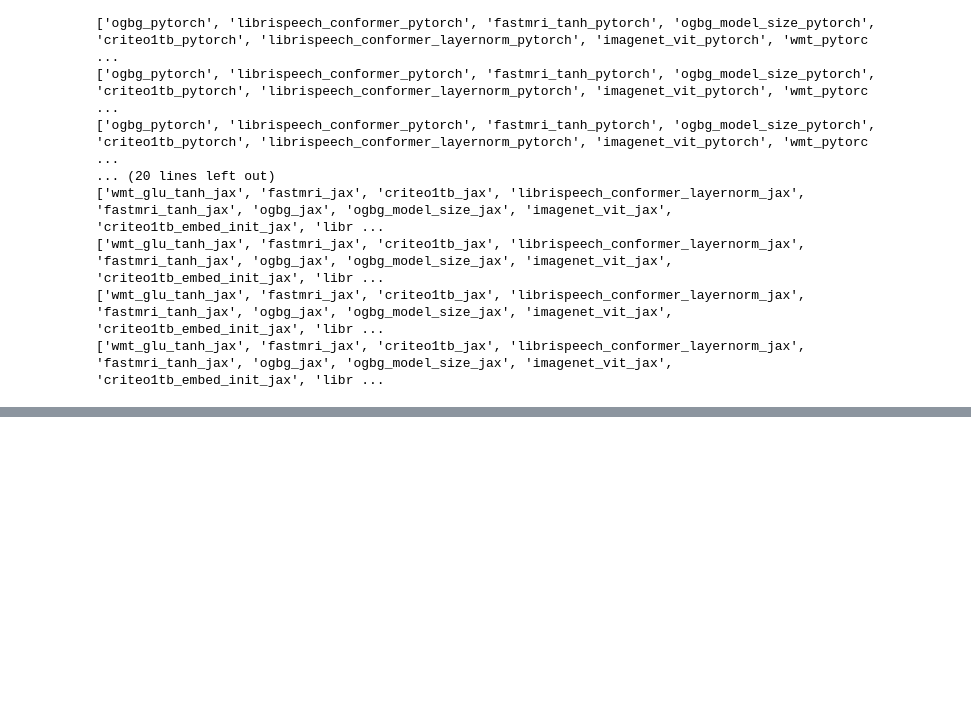
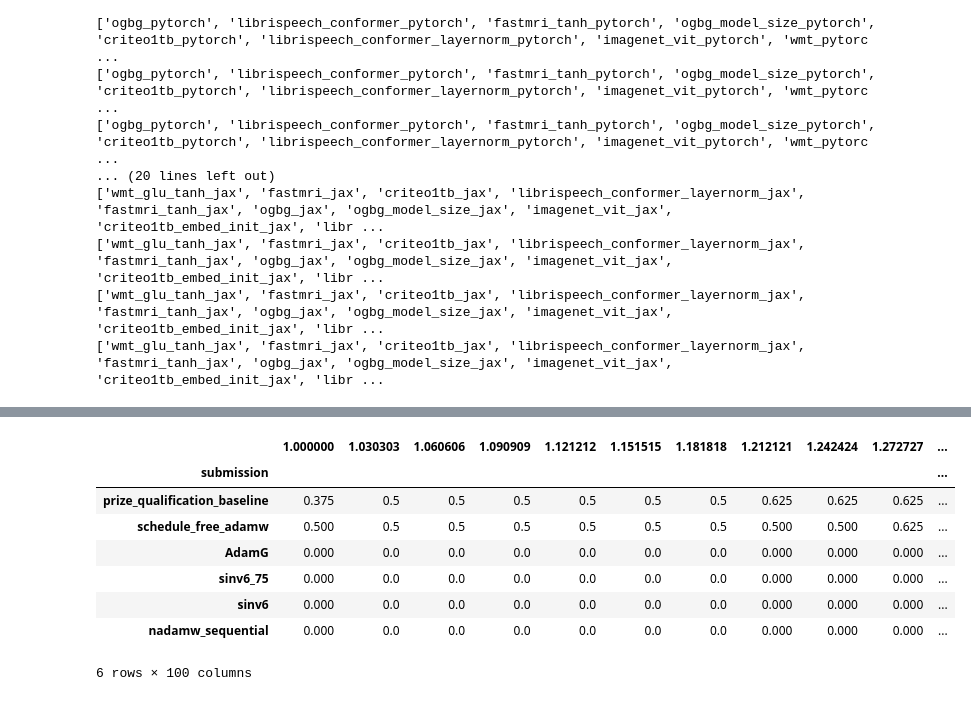
Before and after one commit to fsschneider/algorithmic-efficiency, a Jupyter notebook: scoring/plotting_performance_profiles.ipynb, the cells around one changed output, grey strips where cells are left out. Cells and saved outputs as stored; diff of their text form; code cells hidden in the pictures; blank space fills up the shorter version.

```diff
--- a/scoring/plotting_performance_profiles.ipynb
+++ b/scoring/plotting_performance_profiles.ipynb
@@ -13,6 +15,10 @@ import numpy as np
 SELF_TUING = True
 IGNORE_HELD_OUTS = False
 QUALIFICATION_SET = False
+STUDY_MODE = "individual"
+# STUDY_MODE = 0
+# STUDY_MODE = "all"
+# STUDY_MODE = None
 
 log_path = "../../submissions_algorithms_v0.5/logs/algoperf_scoring_v05/"
 if SELF_TUING:
@@ -43,8 +49,11 @@ Reading data for submission: schedule_free_adamw
 # Remove submission that we did not compute, but reused from the other ruleset:
 try:
   del full_results["prize_qualification_baseline_self"]
+  del full_results["prize_qualification_baseline_ext"]
   del full_results["schedule_free_adamw_self"]
-  full_results["schedule_free_adamw"] = full_results.pop("schedule_free_adamw_ext")
+  del full_results["schedule_free_adamw_ext"]
+  full_results["schedule_free_adamw"] = full_results.pop(
+      "schedule_free_adamw_ext")
 except KeyError:
   pass
 # %%
@@ -70,3 +119,15 @@ WARNING:absl:Expecting 14 workloads but found 12 workloads for sinv6.
+# %%
+performance_profile_df
+# %% [output]
+|  | 1.000000 | 1.030303 | 1.060606 | 1.090909 | 1.121212 | 1.151515 | 1.181818 | 1.212121 | 1.242424 | 1.272727 | ... |
+| submission |  |  |  |  |  |  |  |  |  |  | ... |
+| prize_qualification_baseline | 0.375 | 0.5 | 0.5 | 0.5 | 0.5 | 0.5 | 0.5 | 0.625 | 0.625 | 0.625 | ... |
+| schedule_free_adamw | 0.500 | 0.5 | 0.5 | 0.5 | 0.5 | 0.5 | 0.5 | 0.500 | 0.500 | 0.625 | ... |
+| AdamG | 0.000 | 0.0 | 0.0 | 0.0 | 0.0 | 0.0 | 0.0 | 0.000 | 0.000 | 0.000 | ... |
+| sinv6_75 | 0.000 | 0.0 | 0.0 | 0.0 | 0.0 | 0.0 | 0.0 | 0.000 | 0.000 | 0.000 | ... |
+| sinv6 | 0.000 | 0.0 | 0.0 | 0.0 | 0.0 | 0.0 | 0.0 | 0.000 | 0.000 | 0.000 | ... |
+| nadamw_sequential | 0.000 | 0.0 | 0.0 | 0.0 | 0.0 | 0.0 | 0.0 | 0.000 | 0.000 | 0.000 | ... |
+6 rows × 100 columns
 # %%
 with plt.rc_context(
     {**bundles.iclr2024(), **figsizes.iclr2024(height_to_width_ratio=1)}):
```
Also changed, not shown: parts of 3 cells of this notebook, 2 other files.
